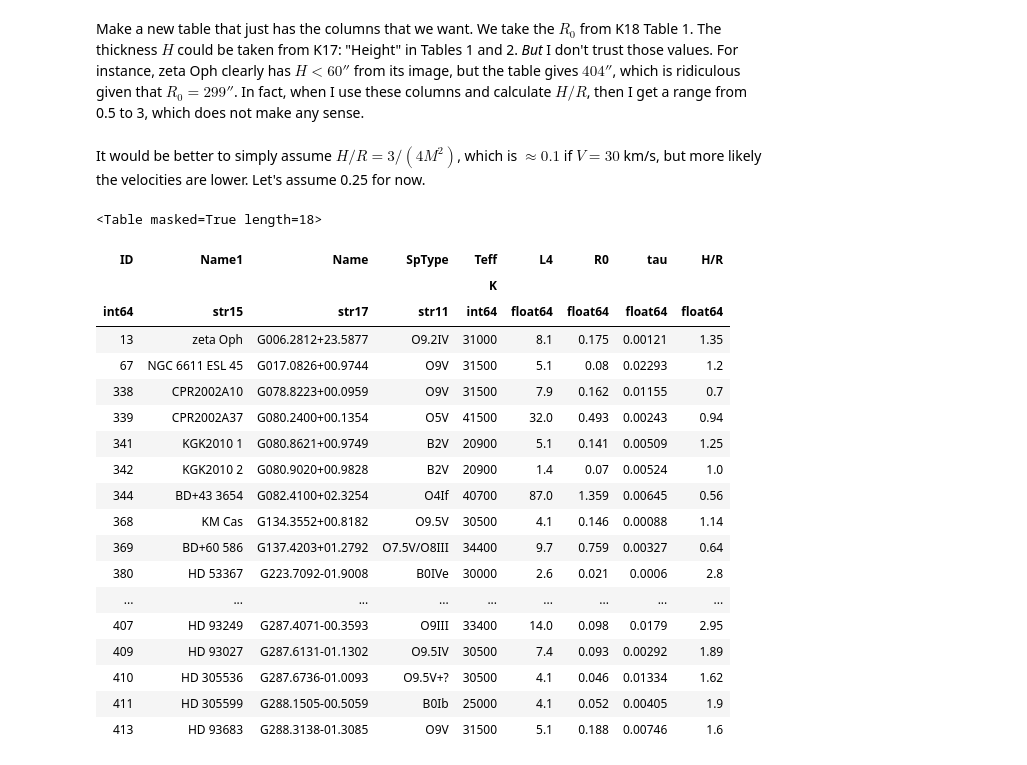
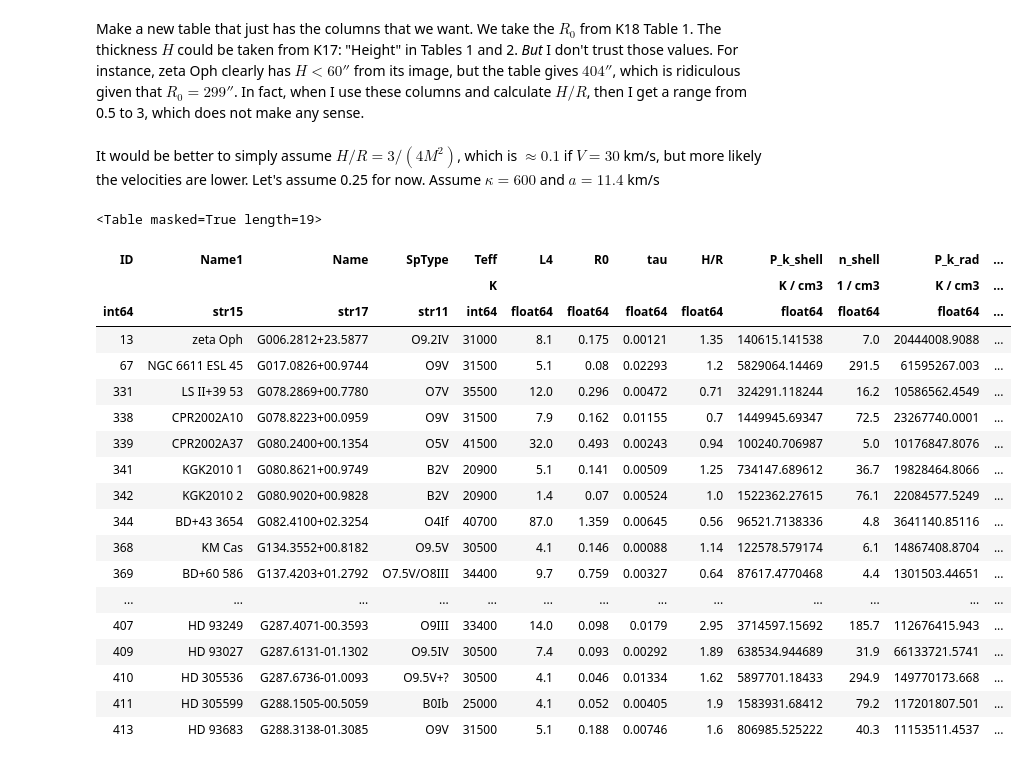
Before and after one commit to div-B-equals-0/dust-wave-case-studies, a Jupyter notebook: Kobulnicky-samples.ipynb, the cells around one changed output. Cells and saved outputs as stored; diff of their text form; code cells hidden in the pictures.

```diff
--- a/Kobulnicky-samples.ipynb
+++ b/Kobulnicky-samples.ipynb
@@ -406,31 +406,40 @@ If we expand out the $\tau$, we se that $\eta_\mathrm{obs} \propto L_*^{-2}$, wh
 # %% [markdown]
 Make a new table that just has the columns that we want.  We take the $R_0$ from K18 Table 1.  The thickness $H$ could be taken from K17: "Height" in Tables 1 and 2. *But* I don't trust those values.  For instance, zeta Oph clearly has $H < 60''$ from its image, but the table gives $404''$, which is ridiculous given that $R_0 = 299''$. In fact, when I use these columns and calculate $H/R$, then I get a range from 0.5 to 3, which does not make any sense.
 # %% [markdown]
-It would be better to simply assume $H/R = 3 / (4 M^2)$, which is $\approx 0.1$ if $V = 30$ km/s, but more likely the velocities are lower.  Let's assume 0.25 for now.
+It would be better to simply assume $H/R = 3 / (4 M^2)$, which is $\approx 0.1$ if $V = 30$ km/s, but more likely the velocities are lower.  Let's assume 0.25 for now.  Assume $\kappa = 600$ and $a = 11.4$ km/s
-# %%
-colnames = tt.colnames[0:5] + ['L4', 'R0']
-ttt = tt[colnames]
-ttt['tau'] = np.round(2*tt['LIR/L* will'], decimals=5)
-ttt['H/R'] =np.round(tt['Height'] / tt['R0_as'], decimals=2)
-ttt
-# %% [output]
-<Table masked=True length=18>
-| ID | Name1 | Name | SpType | Teff | L4 | R0 | tau | H/R |
-|  |  |  |  | K |  |  |  |  |
-| int64 | str15 | str17 | str11 | int64 | float64 | float64 | float64 | float64 |
-| 13 | zeta Oph | G006.2812+23.5877 | O9.2IV | 31000 | 8.1 | 0.175 | 0.00121 | 1.35 |
-| 67 | NGC 6611 ESL 45 | G017.0826+00.9744 | O9V | 31500 | 5.1 | 0.08 | 0.02293 | 1.2 |
-| 338 | CPR2002A10 | G078.8223+00.0959 | O9V | 31500 | 7.9 | 0.162 | 0.01155 | 0.7 |
-| 339 | CPR2002A37 | G080.2400+00.1354 | O5V | 41500 | 32.0 | 0.493 | 0.00243 | 0.94 |
-| 341 | KGK2010 1 | G080.8621+00.9749 | B2V | 20900 | 5.1 | 0.141 | 0.00509 | 1.25 |
-| 342 | KGK2010 2 | G080.9020+00.9828 | B2V | 20900 | 1.4 | 0.07 | 0.00524 | 1.0 |
-| 344 | BD+43 3654 | G082.4100+02.3254 | O4If | 40700 | 87.0 | 1.359 | 0.00645 | 0.56 |
-| 368 | KM Cas | G134.3552+00.8182 | O9.5V | 30500 | 4.1 | 0.146 | 0.00088 | 1.14 |
-| 369 | BD+60 586 | G137.4203+01.2792 | O7.5V/O8III | 34400 | 9.7 | 0.759 | 0.00327 | 0.64 |
-| 380 | HD 53367 | G223.7092-01.9008 | B0IVe | 30000 | 2.6 | 0.021 | 0.0006 | 2.8 |
-| ... | ... | ... | ... | ... | ... | ... | ... | ... |
-| 407 | HD 93249 | G287.4071-00.3593 | O9III | 33400 | 14.0 | 0.098 | 0.0179 | 2.95 |
-| 409 | HD 93027 | G287.6131-01.1302 | O9.5IV | 30500 | 7.4 | 0.093 | 0.00292 | 1.89 |
-| 410 | HD 305536 | G287.6736-01.0093 | O9.5V+? | 30500 | 4.1 | 0.046 | 0.01334 | 1.62 |
-| 411 | HD 305599 | G288.1505-00.5059 | B0Ib | 25000 | 4.1 | 0.052 | 0.00405 | 1.9 |
-| 413 | HD 93683 | G288.3138-01.3085 | O9V | 31500 | 5.1 | 0.188 | 0.00746 | 1.6 |
+# %%
+colnames = tt.colnames[0:5] + ['L4', 'R0']
+ttt = tt[colnames]
+ttt['tau'] = np.round(2*tt['LIR/L* will'], decimals=5)
+ttt['H/R'] =np.round(tt['Height'] / tt['R0_as'], decimals=2)
+
+cs = (11.4*u.km/u.s).cgs
+kappa = 600.0*u.cm**2/u.g
+H_R = 0.25
+
+ttt['P_k_shell'] = np.array(ttt['tau'])*(cs**2 / (const.k_B*kappa * H_R * ttt['R0']*u.parsec)).cgs
+ttt['n_shell'] = np.round(ttt['P_k_shell']/u.Kelvin/(2 * 1.0e4), decimals=1)
+ttt['P_k_rad'] = (1e4*const.L_sun*ttt['L4'] / (4*np.pi * (ttt['R0']*u.pc)**2 * const.c * const.k_B)).cgs
+ttt['eta_obs'] = np.round(ttt['P_k_shell'].data/ttt['P_k_rad'].data, decimals=5)
+ttt
+# %% [output]
+<Table masked=True length=19>
+| ID | Name1 | Name | SpType | Teff | L4 | R0 | tau | H/R | P_k_shell | n_shell | P_k_rad | ... |
+|  |  |  |  | K |  |  |  |  | K / cm3 | 1 / cm3 | K / cm3 | ... |
+| int64 | str15 | str17 | str11 | int64 | float64 | float64 | float64 | float64 | float64 | float64 | float64 | ... |
+| 13 | zeta Oph | G006.2812+23.5877 | O9.2IV | 31000 | 8.1 | 0.175 | 0.00121 | 1.35 | 140615.141538 | 7.0 | 20444008.9088 | ... |
+| 67 | NGC 6611 ESL 45 | G017.0826+00.9744 | O9V | 31500 | 5.1 | 0.08 | 0.02293 | 1.2 | 5829064.14469 | 291.5 | 61595267.003 | ... |
+| 331 | LS II+39 53 | G078.2869+00.7780 | O7V | 35500 | 12.0 | 0.296 | 0.00472 | 0.71 | 324291.118244 | 16.2 | 10586562.4549 | ... |
+| 338 | CPR2002A10 | G078.8223+00.0959 | O9V | 31500 | 7.9 | 0.162 | 0.01155 | 0.7 | 1449945.69347 | 72.5 | 23267740.0001 | ... |
+| 339 | CPR2002A37 | G080.2400+00.1354 | O5V | 41500 | 32.0 | 0.493 | 0.00243 | 0.94 | 100240.706987 | 5.0 | 10176847.8076 | ... |
+| 341 | KGK2010 1 | G080.8621+00.9749 | B2V | 20900 | 5.1 | 0.141 | 0.00509 | 1.25 | 734147.689612 | 36.7 | 19828464.8066 | ... |
+| 342 | KGK2010 2 | G080.9020+00.9828 | B2V | 20900 | 1.4 | 0.07 | 0.00524 | 1.0 | 1522362.27615 | 76.1 | 22084577.5249 | ... |
+| 344 | BD+43 3654 | G082.4100+02.3254 | O4If | 40700 | 87.0 | 1.359 | 0.00645 | 0.56 | 96521.7138336 | 4.8 | 3641140.85116 | ... |
+| 368 | KM Cas | G134.3552+00.8182 | O9.5V | 30500 | 4.1 | 0.146 | 0.00088 | 1.14 | 122578.579174 | 6.1 | 14867408.8704 | ... |
+| 369 | BD+60 586 | G137.4203+01.2792 | O7.5V/O8III | 34400 | 9.7 | 0.759 | 0.00327 | 0.64 | 87617.4770468 | 4.4 | 1301503.44651 | ... |
+| ... | ... | ... | ... | ... | ... | ... | ... | ... | ... | ... | ... | ... |
+| 407 | HD 93249 | G287.4071-00.3593 | O9III | 33400 | 14.0 | 0.098 | 0.0179 | 2.95 | 3714597.15692 | 185.7 | 112676415.943 | ... |
+| 409 | HD 93027 | G287.6131-01.1302 | O9.5IV | 30500 | 7.4 | 0.093 | 0.00292 | 1.89 | 638534.944689 | 31.9 | 66133721.5741 | ... |
+| 410 | HD 305536 | G287.6736-01.0093 | O9.5V+? | 30500 | 4.1 | 0.046 | 0.01334 | 1.62 | 5897701.18433 | 294.9 | 149770173.668 | ... |
+| 411 | HD 305599 | G288.1505-00.5059 | B0Ib | 25000 | 4.1 | 0.052 | 0.00405 | 1.9 | 1583931.68412 | 79.2 | 117201807.501 | ... |
+| 413 | HD 93683 | G288.3138-01.3085 | O9V | 31500 | 5.1 | 0.188 | 0.00746 | 1.6 | 806985.525222 | 40.3 | 11153511.4537 | ... |
```
Also changed, not shown: parts of 11 cells of this notebook, 1 other file.
